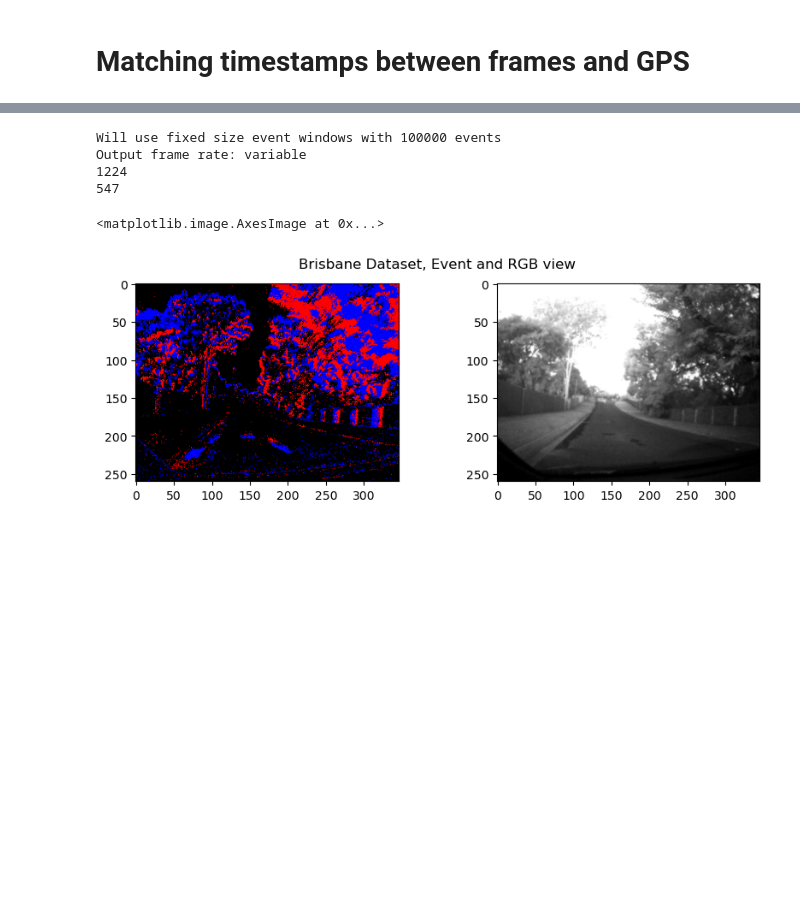
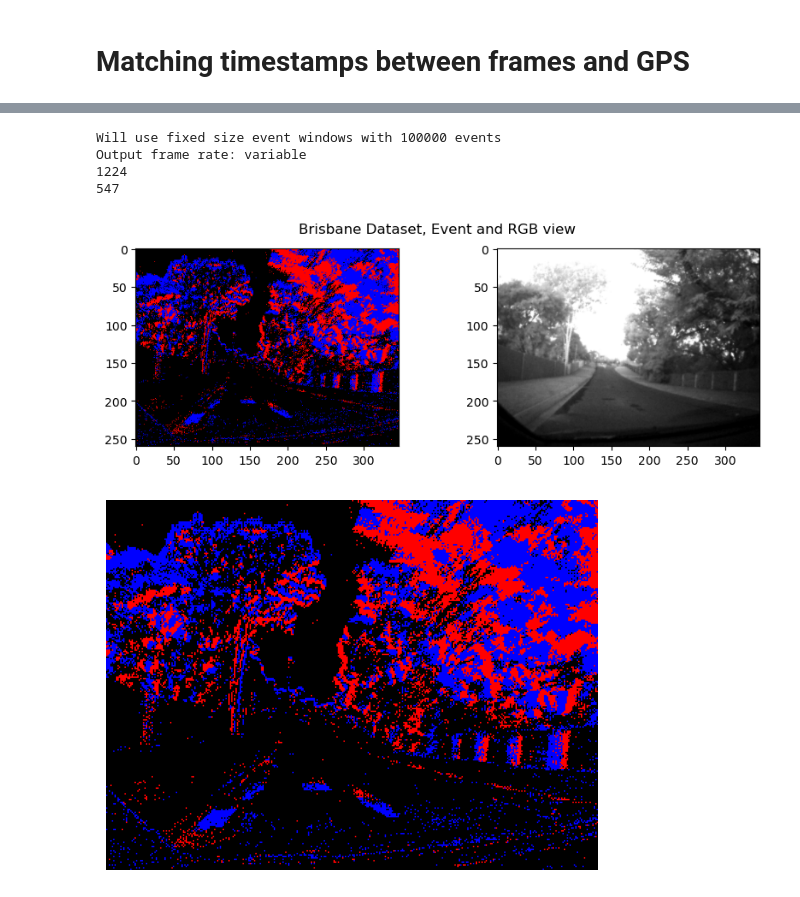
Before and after one commit to GeoffroyK/EventVPR, a Jupyter notebook: notebooks/proper_extraction.ipynb, the cells around one changed output, grey strips where cells are left out. Saved outputs shown, nothing was run; the diff lists cells and outputs as text; code cells hidden in the pictures; blank space fills up the shorter version.

```diff
--- a/notebooks/proper_extraction.ipynb
+++ b/notebooks/proper_extraction.ipynb
@@ -189,38 +191,44 @@ for i in range((len(sampled_points[extract_traverses[0]]))):
 from utils.event_readers import FixedSizeEventReader
 
 
 frame_index = 20
 
 traverse = "sunset1"
-eventReader = FixedSizeEventReader(event_paths[traverse], num_events=100000)
+event_reader = FixedSizeEventReader(event_paths[traverse], num_events=100000)
 image_index = matched_timestamp[traverse][sampled_points[traverse][frame_index]]
 
 print(image_index)
 print(len(calibrated_timestamps[traverse]))
 
 
-eventPattern = next(eventReader)
-while eventPattern[0][0] <  calibrated_timestamps[traverse][frame_index]:
+event_pattern = next(event_reader)
+while event_pattern[0][0] <  calibrated_timestamps[traverse][frame_index]:
     try:
-        eventPattern = next(eventReader)
+        event_pattern = next(event_reader)
     except StopIteration:
         break
 
 frame = np.array(Image.open(timestamp_file_path[traverse][image_index]).convert('L'))
 
 plt.figure(figsize=(10,3))
 plt.suptitle("Brisbane Dataset, Event and RGB view")
 plt.subplot(1,2,1)
-plt.imshow(getVisualReprTimeWindow(convertListOfEventsIn2DVector(eventPattern)))
+plt.imshow(getVisualReprTimeWindow(convertListOfEventsIn2DVector(event_pattern)))
 plt.subplot(1,2,2)
 plt.imshow(frame, cmap="gray")
 
-np.save(f"calibrated_timestamps_events{extract_traverses[0]}_{extract_traverses[1]}.npy", calibrated_timestamps[extract_traverses[0]])
-np.save(f"timestamp_file_path_events{extract_traverses[0]}_{extract_traverses[1]}.npy", timestamp_file_path[extract_traverses[0]])
+plt.figure()
+plt.imshow(getVisualReprTimeWindow(convertListOfEventsIn2DVector(event_pattern)))
+plt.axis('off')
+plt.savefig("event_pattern.png")
+
+np.save(f"calibrated_timestamps_events{extract_traverses[0]}_{extract_traverses[1]}.npy", calibrated_timestamps)
+np.save(f"timestamp_file_path_frames{extract_traverses[0]}_{extract_traverses[1]}.npy", timestamp_file_path)
+np.save(f"matched_timestamp{extract_traverses[0]}_{extract_traverses[1]}.npy", matched_timestamp)
 # %% [output]
 Will use fixed size event windows with 100000 events
 Output frame rate: variable
 1224
 547
-<matplotlib.image.AxesImage at 0x...>
 [figure]
+[figure, added]
```
Also changed, not shown: parts of 6 cells of this notebook.
